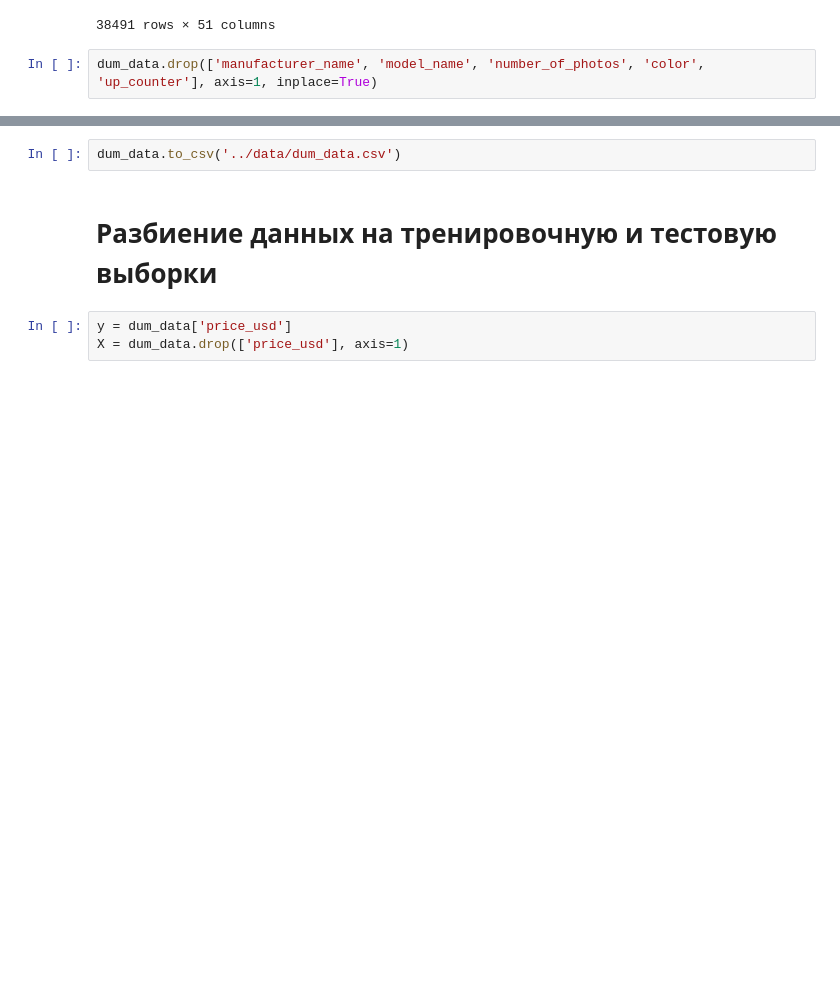
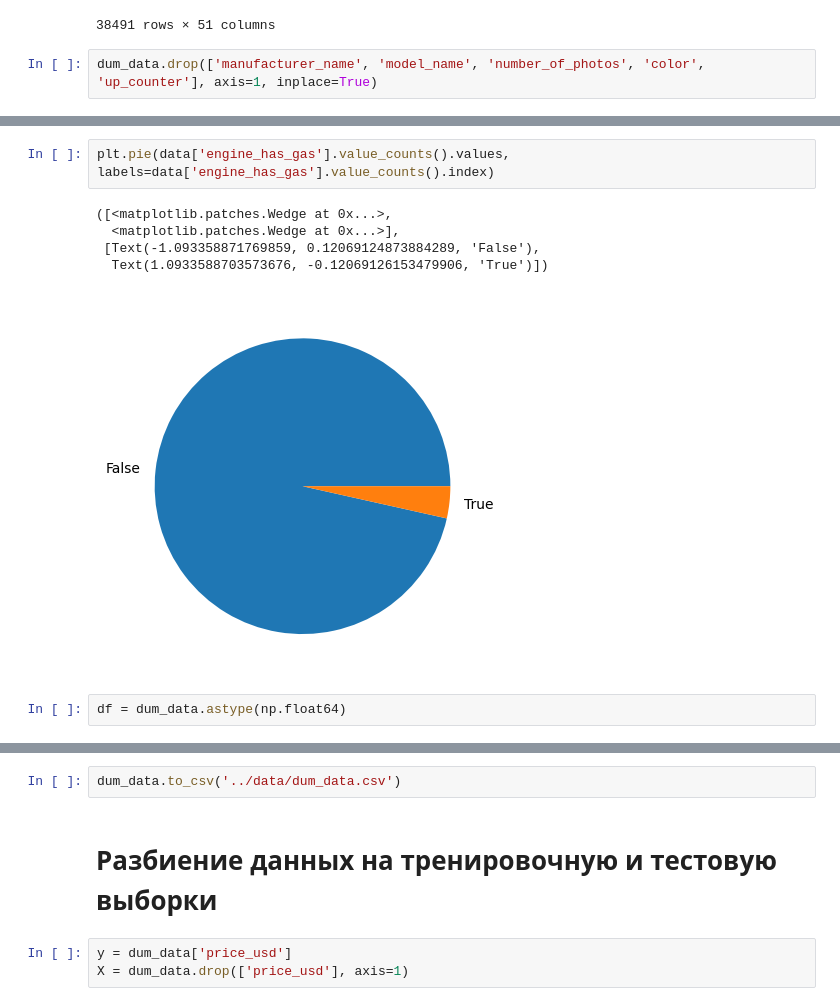
Before and after one commit to ArtGMlg/ML, a Jupyter notebook: notebooks/1.ipynb, the cells around one changed output, grey strips where cells are left out. Cells and saved outputs as stored; diff of their text form; blank space fills up the shorter version.

```diff
--- a/notebooks/1.ipynb
+++ b/notebooks/1.ipynb
@@ -123,0 +165,10 @@ dum_data.drop(['manufacturer_name', 'model_name', 'number_of_photos', 'color', '
+# %%
+plt.pie(data['engine_has_gas'].value_counts().values, labels=data['engine_has_gas'].value_counts().index)
+# %% [output]
+([<matplotlib.patches.Wedge at 0x...>,
+  <matplotlib.patches.Wedge at 0x...>],
+ [Text(-1.093358871769859, 0.12069124873884289, 'False'),
+  Text(1.0933588703573676, -0.12069126153479906, 'True')])
+[figure, added]
+# %%
+df = dum_data.astype(np.float64)
```
Also changed, not shown: parts of 22 cells of this notebook, 17 other files.
